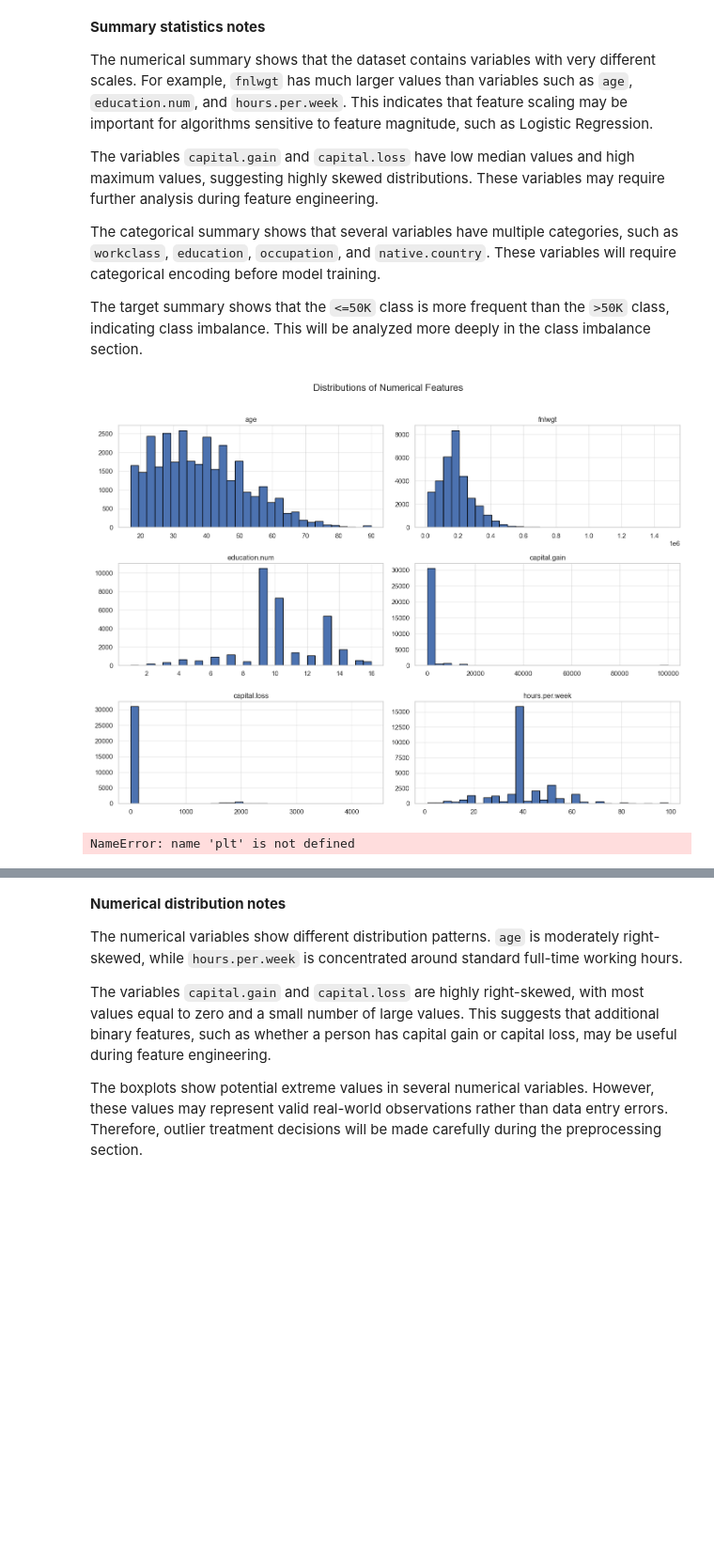
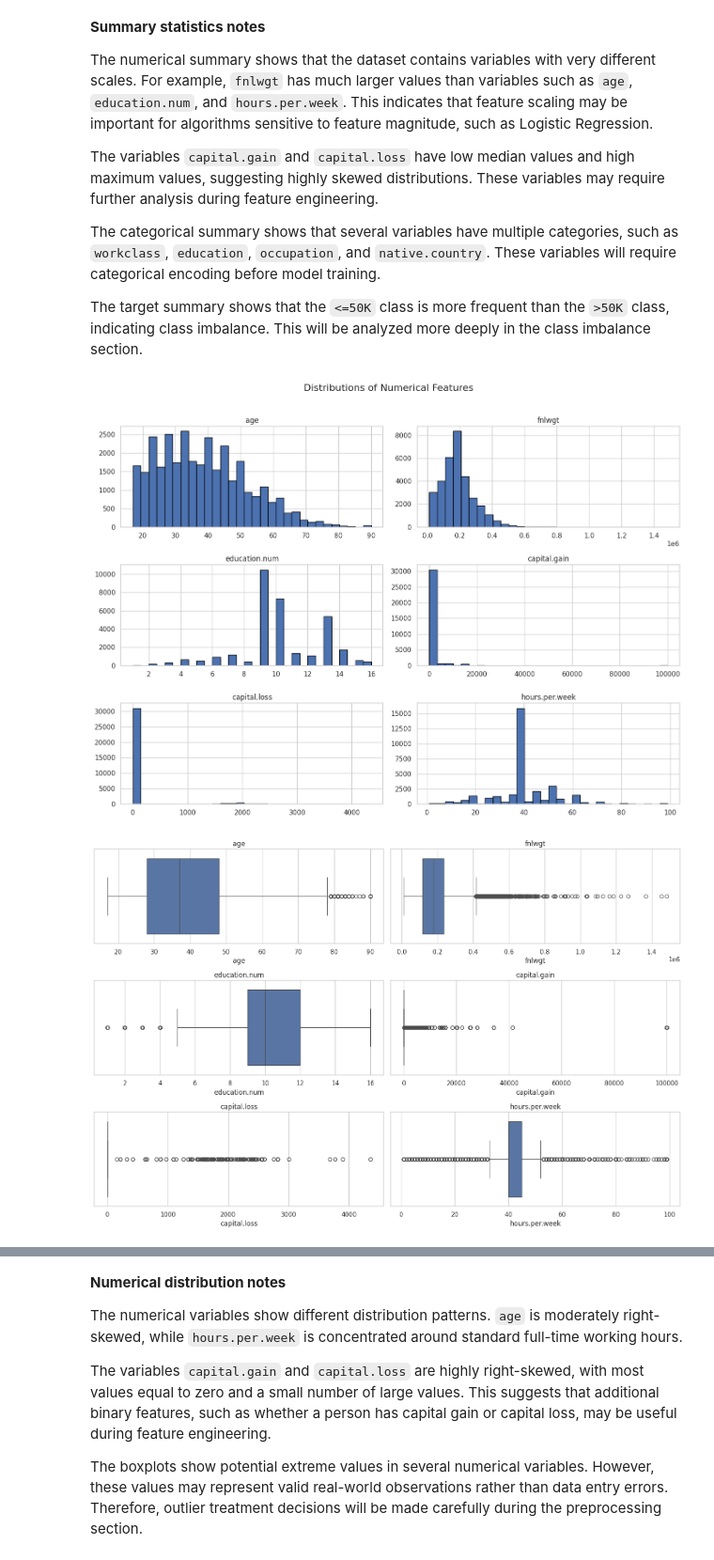
Before and after one commit to dantawalli/Adult-census-income-ML-project, a Jupyter notebook: adult_income_responsible_ai.ipynb, the cells around one changed output, grey strips where cells are left out. Shown at 94% size. Cells and saved outputs as stored; diff of their text form; code cells hidden in the pictures; blank space fills up the shorter version.

```diff
--- a/adult_income_responsible_ai.ipynb
+++ b/adult_income_responsible_ai.ipynb
@@ -72,16 +72,17 @@ import warnings
 warnings.filterwarnings("ignore")
 
 RANDOM_STATE = 42
-DATA_PATH = Path("data/adult.csv")
+# DATA_PATH = Path("data/adult.csv")
+GITHUB_DATA_PATH = "https://raw.githubusercontent.com/dantawalli/Adult-census-income-ML-project/refs/heads/main/data/adult.csv"
 
 def load_dataset(path: Path) -> pd.DataFrame:
     """Load a CSV dataset and return it as a pandas DataFrame."""
-    if not path.exists():
+    if not path:
         raise FileNotFoundError(f"Dataset not found at: {path}")
 
     return pd.read_csv(path)
 
-adult_income = load_dataset(DATA_PATH)
+adult_income = load_dataset(GITHUB_DATA_PATH)
 print("Dataset loaded successfully.")
 # %% [output]
 Dataset loaded successfully.
@@ -174,20 +175,17 @@ plt.suptitle("Distributions of Numerical Features", fontsize=16, y=1.02)
 plt.tight_layout()
 plt.show()
 # %% [output]
-[figure, old version]
+[figure, new version]
 # %%
-fig, axes = plt.subplots(
-    nrows=len(numeric_columns),
-    figsize=(10, 3 * len(numeric_columns))
-)
+fig, axes = plt.subplots(3, 2, figsize=(15, 10))
+
+axes = axes.flatten()
 
 for ax, column in zip(axes, numeric_columns):
     sns.boxplot(data=adult_income, x=column, ax=ax)
-
-    ax.set_title(f"Boxplot of {column}")
-    ax.set_xlabel(column)
+    ax.set_title(column)
 
 plt.tight_layout()
 plt.show()
 # %% [output]
-NameError: name 'plt' is not defined
+[figure, added]
```
Also changed, not shown: parts of 1 cell of this notebook.
